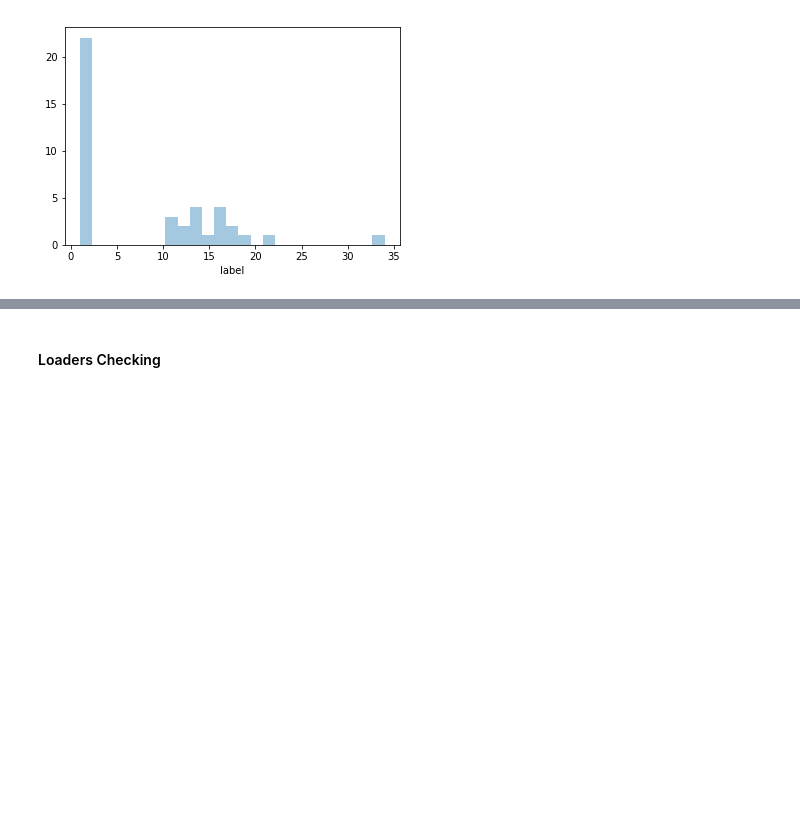
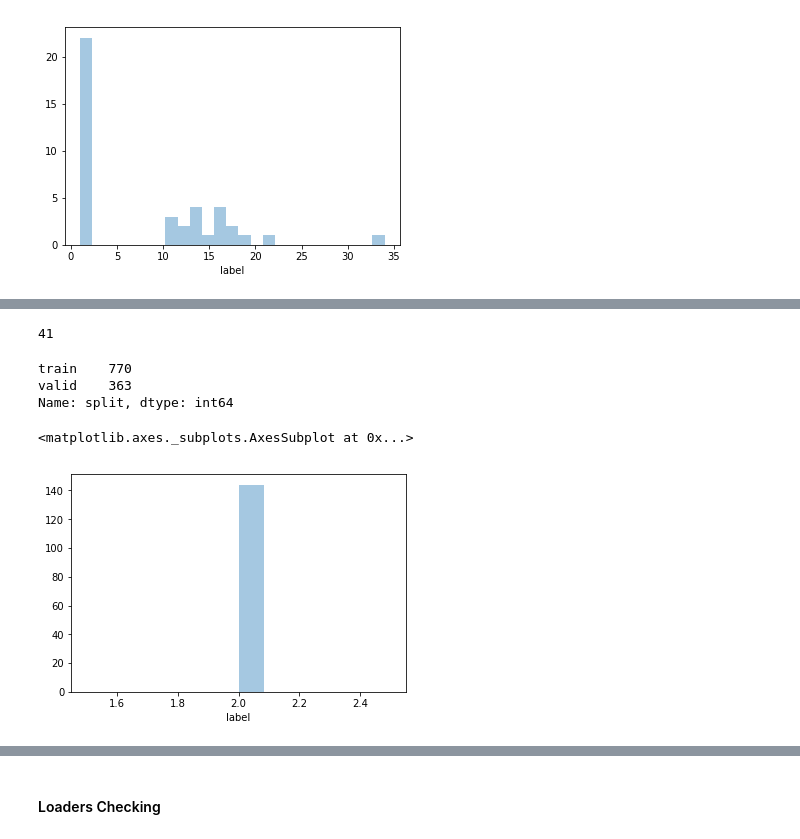
Before and after one commit to raghavab1992/protonet-fine-grained-clf, a Jupyter notebook: app/whale/GroceriesDataset_ProtoNet.ipynb, the cells around one changed output, grey strips where cells are left out. Saved outputs shown, nothing was run; the diff lists cells and outputs as text; code cells hidden in the pictures; blank space fills up the shorter version.

```diff
--- a/app/whale/GroceriesDataset_ProtoNet.ipynb
+++ b/app/whale/GroceriesDataset_ProtoNet.ipynb
@@ -121,0 +139,4 @@ sns.distplot(val_df[val_df.type == 'query'].label.value_counts(), norm_hist=Fals
+# %%
+le = LabelEncoder()
+img_df['label_id'] = le.fit_transform(img_df.label)
+img_df.head(), img_df.tail()
@@ -121,0 +165,4 @@ sns.distplot(val_df[val_df.type == 'query'].label.value_counts(), norm_hist=Fals
+# %%
+len(test_labels)
+# %% [output]
+41
@@ -121,0 +172,6 @@ sns.distplot(val_df[val_df.type == 'query'].label.value_counts(), norm_hist=Fals
+# %%
+img_df.split.value_counts()
+# %% [output]
+train    770
+valid    363
+Name: split, dtype: int64
@@ -121,0 +185,6 @@ sns.distplot(val_df[val_df.type == 'query'].label.value_counts(), norm_hist=Fals
+# %%
+# trn_df[trn_df.type == 'query'].label.value_counts().hist(bins=25)
+sns.distplot(trn_df[trn_df.type == 'query'].label.value_counts(), norm_hist=False, kde=False)
+# %% [output]
+<matplotlib.axes._subplots.AxesSubplot at 0x...>
+[figure, added]
```
Also changed, not shown: parts of 31 cells of this notebook, 1 other file.
